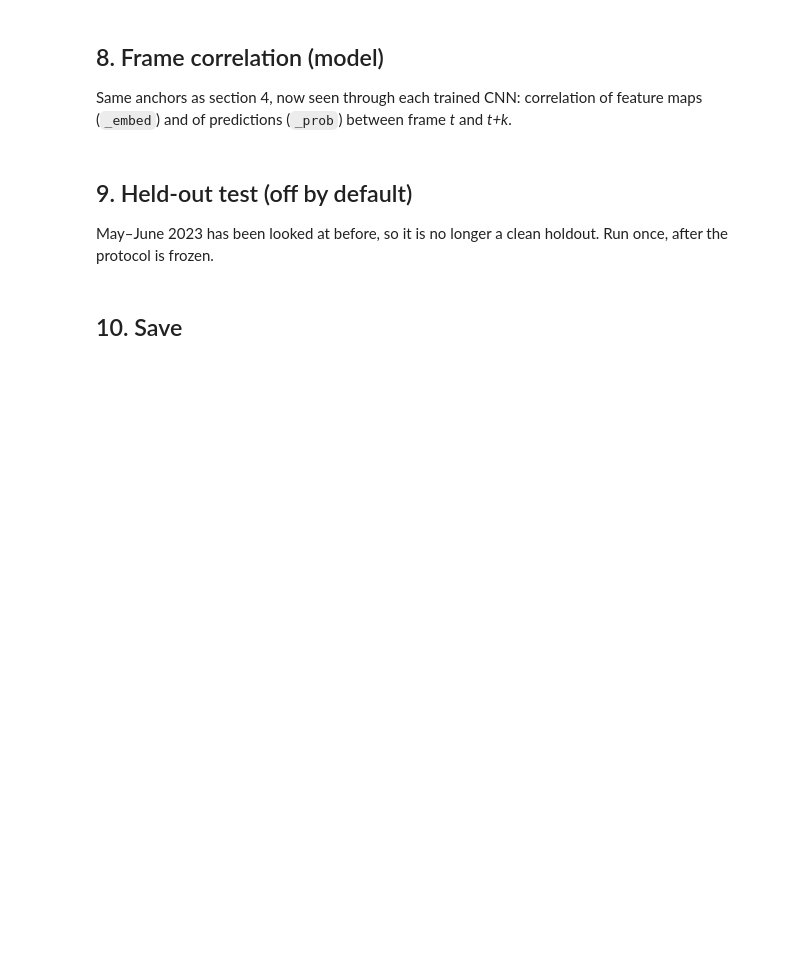
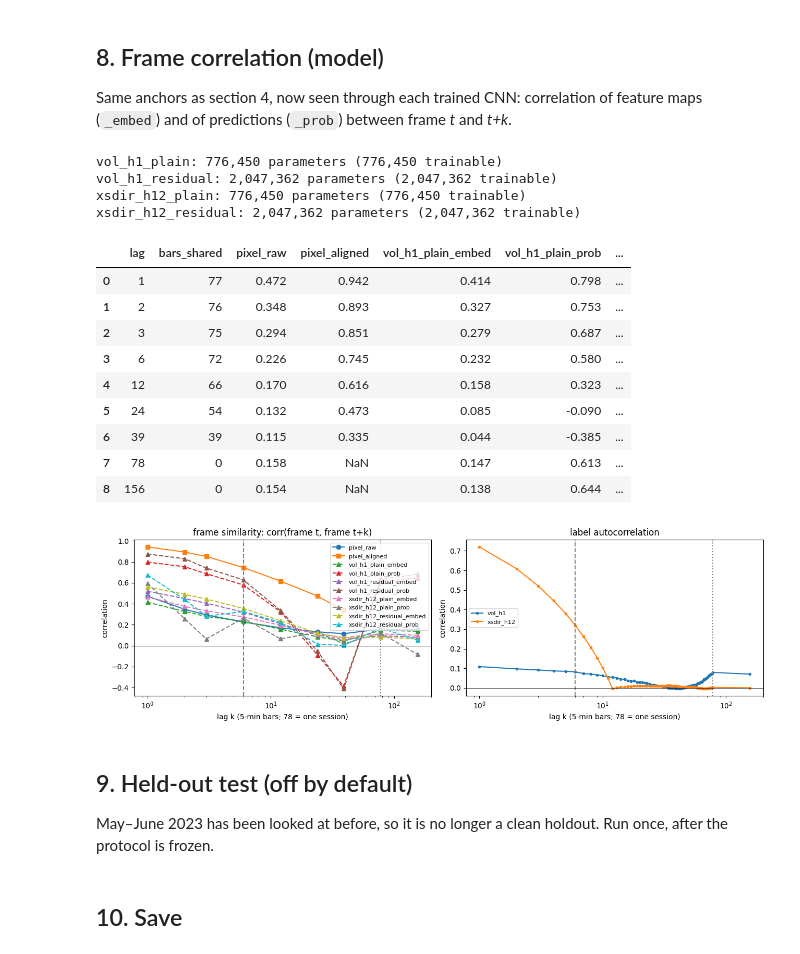
Before and after one commit to charlesxiyan/ImageTrading-EC-Project, a Jupyter notebook: CNN-Relevant/ChartCNN_Baseline.ipynb, the cells around one changed output. Saved outputs shown, nothing was run; the diff lists cells and outputs as text; code cells hidden in the pictures; blank space fills up the shorter version.

```diff
--- a/CNN-Relevant/ChartCNN_Baseline.ipynb
+++ b/CNN-Relevant/ChartCNN_Baseline.ipynb
@@ -59,7 +64,7 @@ EXPERIMENTS = [
     dict(name="vol_h1", target="vol", horizon=1),                    # sanity check: signal is known to exist
     dict(name="xsdir_h12", target="xs_dir", horizon=12, stride=12),  # 1-hour relative direction; stride =
 ]                                                                    # horizon so labels do not overlap
-ARCHS = ["plain", "residual"]                     # every experiment is trained once per architecture
+ARCHS = ["plain", "residual", "series1d"]         # image CNN, image ResNet, 1D CNN on raw OHLCV (no image)
 RESUME, RUN_ID = False, "local_smoke" if LOCAL_TEST else datetime.now(timezone.utc).strftime("run_%Y%m%d_%H%M%S")
 RUN_DRIVE, RUN_LOCAL = DRIVE / "runs" / RUN_ID, LOCAL / "run"
 if RESUME:
@@ -75,8 +82,9 @@ Layer-by-layer output shapes and parameter counts for both architectures. Output
 # %%
 store = chartcnn.Store(PREPARED)
 sample, _ = chartcnn.build_split(store, "train", "vol", 1, SETTINGS["stride"])
-x = torch.stack([chartcnn.ChartDataset(PREPARED, sample.head(4))[i][0] for i in range(4)])
 for arch in ARCHS:
+    data = chartcnn.make_dataset(PREPARED, sample.head(4), arch)
+    x = torch.stack([data[i][0] for i in range(4)])
     model = chartcnn.build_model(dict(SETTINGS, arch=arch))
     table, total, trainable = chartcnn.parameter_table(model)
     print(f"{arch}: {total:,} parameters ({trainable:,} trainable)")
@@ -149,14 +411,32 @@ Same anchors as section 4, now seen through each trained CNN: correlation of fea
 # %%
 trained = {}
 for key in RESULTS:
+    if chartcnn.INPUT_KIND[key.rsplit("_", 1)[1]] != "image":
+        continue                                  # frame similarity is defined on images
     m = chartcnn.build_model(dict(SETTINGS, arch=key.rsplit("_", 1)[1]))
     m.load_state_dict(torch.load(RUN_LOCAL / key / "best.pt", map_location="cpu", weights_only=False)["model"])
     chartcnn.print_parameter_count(m, key)
     trained[key] = m
 similarity = frame_corr.image_similarity(PREPARED, anchors, LAGS, models=trained, device=DEVICE)
 display(similarity.round(3))
 plots.plot_frame_corr(similarity, label_acf, SETTINGS["stride"], RUN_LOCAL / "frame_corr_model.png")
 similarity.to_csv(RUN_LOCAL / "frame_similarity.csv", index=False)
+# %% [output]
+vol_h1_plain: 776,450 parameters (776,450 trainable)
+vol_h1_residual: 2,047,362 parameters (2,047,362 trainable)
+xsdir_h12_plain: 776,450 parameters (776,450 trainable)
+xsdir_h12_residual: 2,047,362 parameters (2,047,362 trainable)
+|  | lag | bars_shared | pixel_raw | pixel_aligned | vol_h1_plain_embed | vol_h1_plain_prob | ... |
+| 0 | 1 | 77 | 0.472 | 0.942 | 0.414 | 0.798 | ... |
+| 1 | 2 | 76 | 0.348 | 0.893 | 0.327 | 0.753 | ... |
+| 2 | 3 | 75 | 0.294 | 0.851 | 0.279 | 0.687 | ... |
+| 3 | 6 | 72 | 0.226 | 0.745 | 0.232 | 0.580 | ... |
+| 4 | 12 | 66 | 0.170 | 0.616 | 0.158 | 0.323 | ... |
+| 5 | 24 | 54 | 0.132 | 0.473 | 0.085 | -0.090 | ... |
+| 6 | 39 | 39 | 0.115 | 0.335 | 0.044 | -0.385 | ... |
+| 7 | 78 | 0 | 0.158 | NaN | 0.147 | 0.613 | ... |
+| 8 | 156 | 0 | 0.154 | NaN | 0.138 | 0.644 | ... |
+[figure, added]
 # %% [markdown]
 ## 9. Held-out test (off by default)
 May–June 2023 has been looked at before, so it is no longer a clean holdout. Run once, after the protocol is frozen.
```
Also changed, not shown: parts of 10 cells of this notebook, 47 other files.
